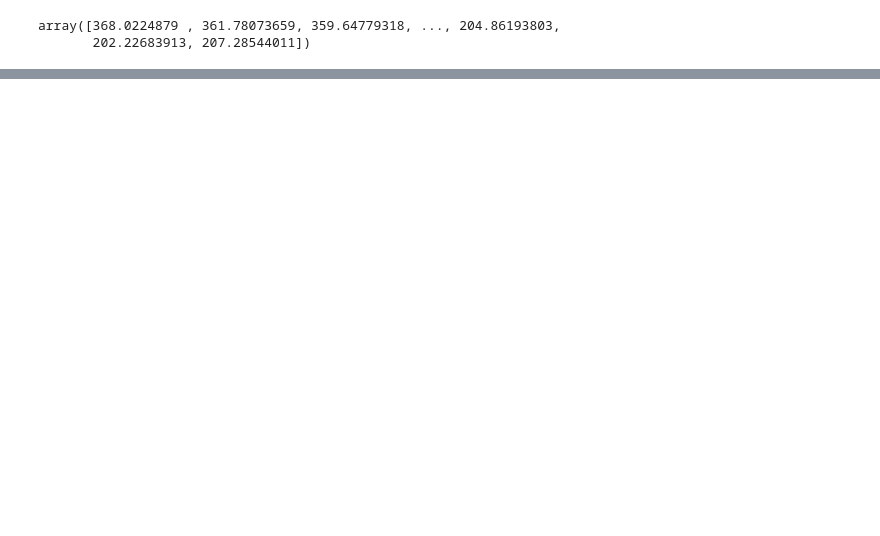
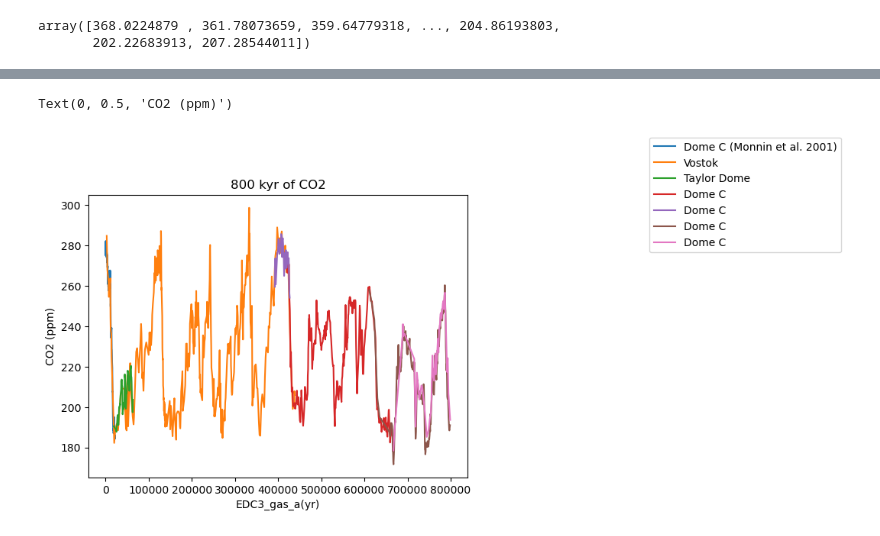
Before and after one commit to horgano/PfDA-Project2, a Jupyter notebook: PfDA-Project2.ipynb, the cells around one changed output, grey strips where cells are left out. Drawn from its saved outputs; the diff is of its cells as text; code cells hidden in the pictures; blank space fills up the shorter version.

```diff
--- a/PfDA-Project2.ipynb
+++ b/PfDA-Project2.ipynb
@@ -76,0 +147,45 @@ fig, ax = plt.subplots()
+# %%
+df_DomeC2_kyrBP = df_tot['EDC3_gas_a (yr).2']
+DomeC2_kyrBP_array = df_DomeC2_kyrBP.to_numpy()
+df_DomeC2_CO2 = df_tot['CO2 (ppmv).3']
+DomeC2_CO2_array = df_DomeC2_CO2.to_numpy()
+#DomeC2_kyrBP_array
+#DomeC2_CO2_array
+# %%
+df_LGGE_kyrBP = df_tot['EDC3_gas_a (yr).3']
+LGGE_kyrBP_array = df_LGGE_kyrBP.to_numpy()
+df_LGGE_CO2 = df_tot['CO2 (ppmv).4']
+LGGE_CO2_array = df_LGGE_CO2.to_numpy()
+#LGGE_kyrBP_array
+#LGGE_CO2_array
+# %%
+df_DomeC3_kyrBP = df_tot['EDC3_gas_a (yr).4']
+DomeC3_kyrBP_array = df_DomeC3_kyrBP.to_numpy()
+df_DomeC3_CO2 = df_tot['CO2 (ppmv).5']
+DomeC3_CO2_array = df_DomeC3_CO2.to_numpy()
+#DomeC3_kyrBP_array
+#DomeC3_CO2_array
+# %%
+df_LGGE2_kyrBP = df_tot['EDC3_gas_a (yr).5']
+LGGE2_kyrBP_array = df_LGGE2_kyrBP.to_numpy()
+df_LGGE2_CO2 = df_tot['CO2 (ppmv).6']
+LGGE2_CO2_array = df_LGGE2_CO2.to_numpy()
+#LGGE2_kyrBP_array
+#LGGE2_CO2_array
+# %%
+#plt.figure(figsize=(12,9))
+
+plt.plot(DomeC_kyrBP_array, DomeC_CO2_array, label="Dome C (Monnin et al. 2001)")
+plt.plot(Vostok_kyrBP_array, Vostok_CO2_array, label="Vostok")
+plt.plot(TayDome_kyrBP_array, TayDome_CO2_array, label="Taylor Dome")
+plt.plot(DomeC2_kyrBP_array, DomeC2_CO2_array, label= "Dome C")
+plt.plot(LGGE_kyrBP_array, LGGE_CO2_array, label= "Dome C")
+plt.plot(DomeC3_kyrBP_array, DomeC3_CO2_array, label= "Dome C")
+plt.plot(LGGE2_kyrBP_array, LGGE2_CO2_array, label="Dome C")
+plt.legend(loc='right', bbox_to_anchor=(2, 1))
+plt.title("800 kyr of CO2")
+plt.xlabel("EDC3_gas_a(yr)")
+plt.ylabel("CO2 (ppm)")
+# %% [output]
+Text(0, 0.5, 'CO2 (ppm)')
+[figure, added]
```
Also changed, not shown: parts of 13 cells of this notebook, 3 other files.
